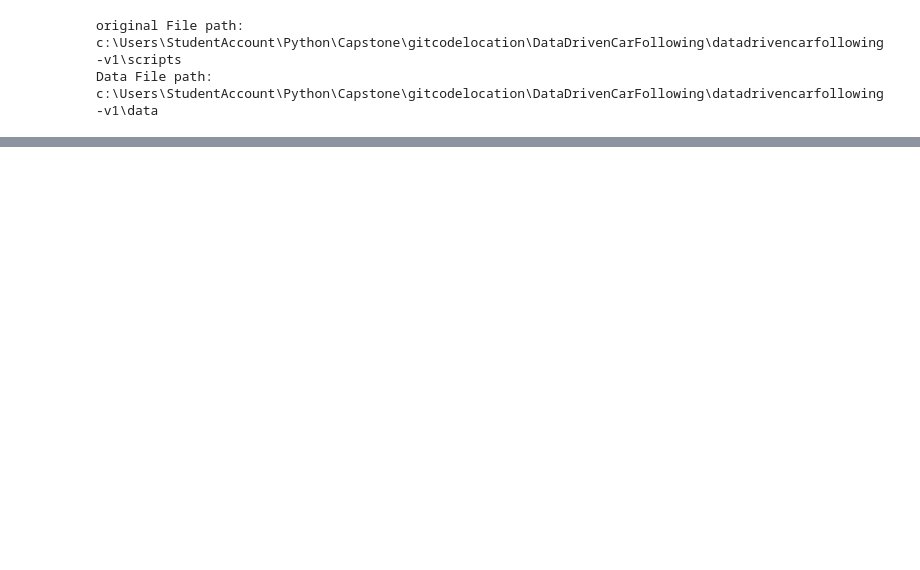
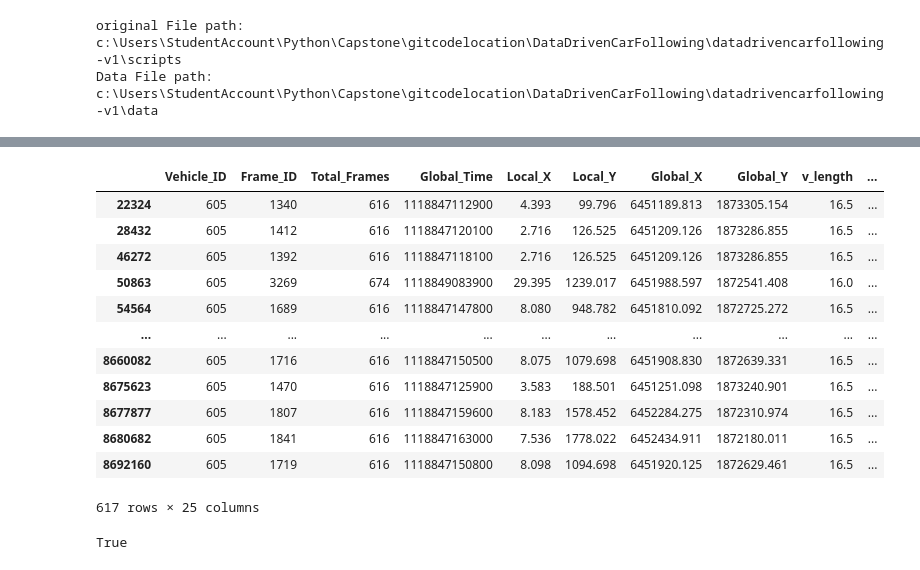
Before and after one commit to VineetDhamija/DataDrivenCarFollowing, a Jupyter notebook: datadrivencarfollowing-v1/scripts/more.ipynb, the cells around one changed output, grey strips where cells are left out. Saved outputs shown, nothing was run; the diff lists cells and outputs as text; code cells hidden in the pictures; blank space fills up the shorter version.

```diff
--- a/datadrivencarfollowing-v1/scripts/more.ipynb
+++ b/datadrivencarfollowing-v1/scripts/more.ipynb
@@ -31,0 +58,20 @@ Data File path: c:\Users\StudentAccount\Python\Capstone\gitcodelocation\DataDriv
+# %%
+filtered_ngsim1[((filtered_ngsim1['Location'] == 'us-101' ) )& ((filtered_ngsim1['Preceding'] == 598 ) )&  ((filtered_ngsim1['Following'] == 610 ) |(filtered_ngsim1['Following'] == 609 ) )]
+# %% [output]
+|  | Vehicle_ID | Frame_ID | Total_Frames | Global_Time | Local_X | Local_Y | Global_X | Global_Y | v_length | ... |
+| 22324 | 605 | 1340 | 616 | 1118847112900 | 4.393 | 99.796 | 6451189.813 | 1873305.154 | 16.5 | ... |
+| 28432 | 605 | 1412 | 616 | 1118847120100 | 2.716 | 126.525 | 6451209.126 | 1873286.855 | 16.5 | ... |
+| 46272 | 605 | 1392 | 616 | 1118847118100 | 2.716 | 126.525 | 6451209.126 | 1873286.855 | 16.5 | ... |
+| 50863 | 605 | 3269 | 674 | 1118849083900 | 29.395 | 1239.017 | 6451988.597 | 1872541.408 | 16.0 | ... |
+| 54564 | 605 | 1689 | 616 | 1118847147800 | 8.080 | 948.782 | 6451810.092 | 1872725.272 | 16.5 | ... |
+| ... | ... | ... | ... | ... | ... | ... | ... | ... | ... | ... |
+| 8660082 | 605 | 1716 | 616 | 1118847150500 | 8.075 | 1079.698 | 6451908.830 | 1872639.331 | 16.5 | ... |
+| 8675623 | 605 | 1470 | 616 | 1118847125900 | 3.583 | 188.501 | 6451251.098 | 1873240.901 | 16.5 | ... |
+| 8677877 | 605 | 1807 | 616 | 1118847159600 | 8.183 | 1578.452 | 6452284.275 | 1872310.974 | 16.5 | ... |
+| 8680682 | 605 | 1841 | 616 | 1118847163000 | 7.536 | 1778.022 | 6452434.911 | 1872180.011 | 16.5 | ... |
+| 8692160 | 605 | 1719 | 616 | 1118847150800 | 8.098 | 1094.698 | 6451920.125 | 1872629.461 | 16.5 | ... |
+617 rows × 25 columns
+# %%
+fileProcessing.export_file(filtered_ngsim,'neelfile')
+# %% [output]
+True
```
Also changed, not shown: parts of 3 cells of this notebook, 5 other files.
